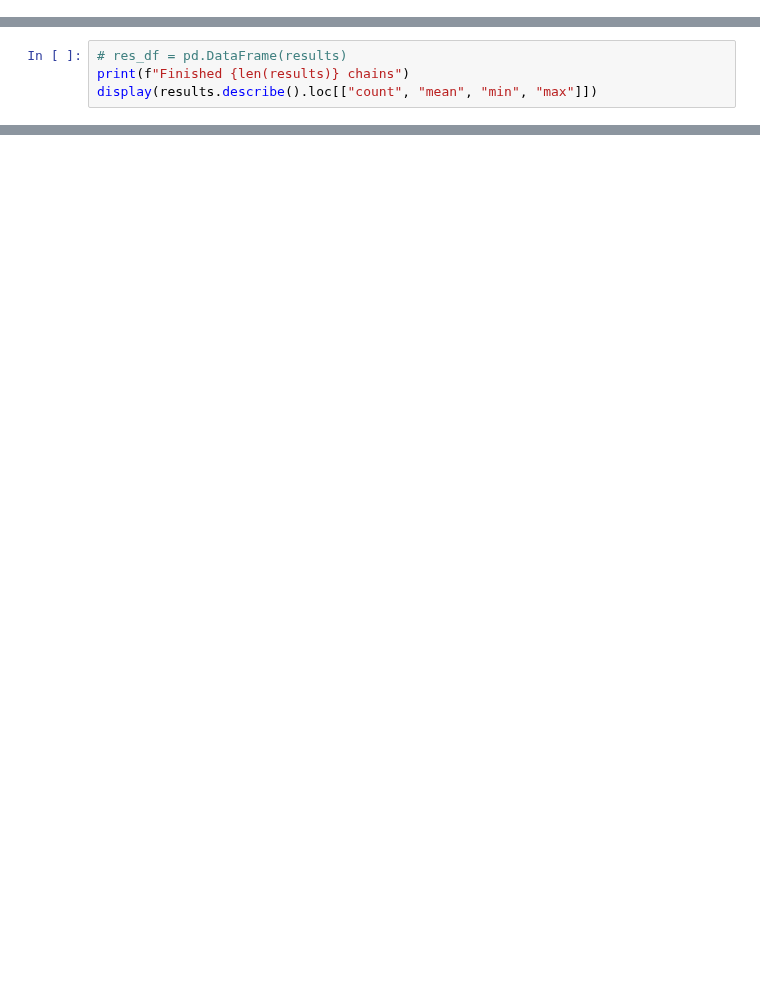
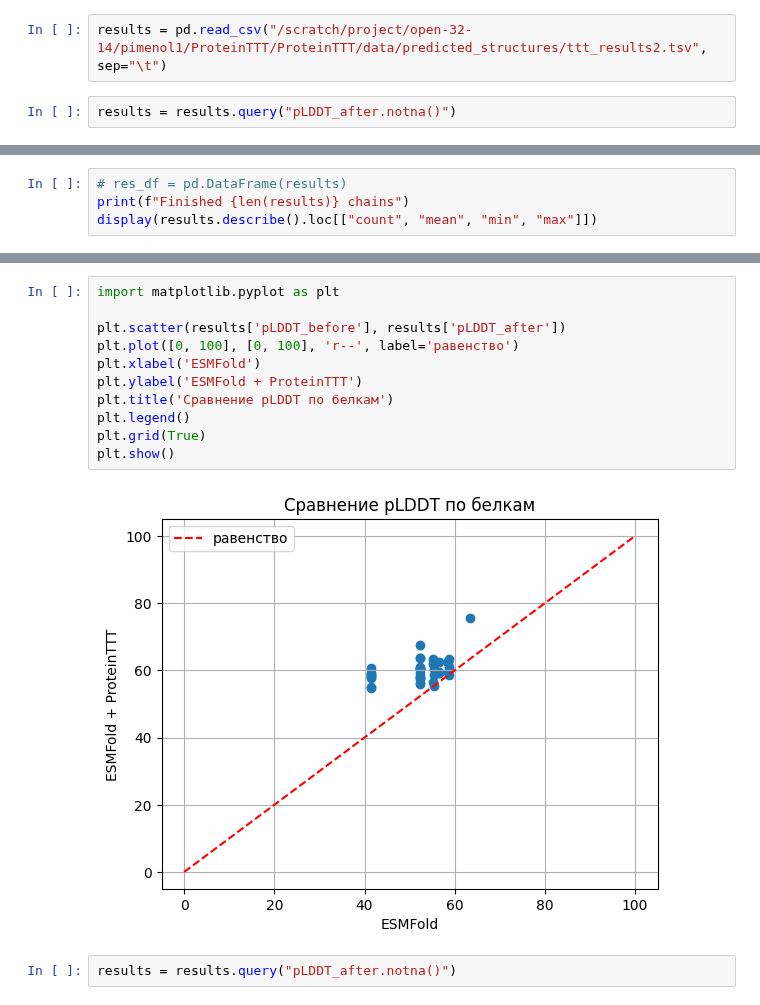
Before and after one commit to pimenol/ProteinTTT, a Jupyter notebook: notebooks/SAbDab.ipynb, the cells around one changed output, grey strips where cells are left out. Saved outputs shown, nothing was run; the diff lists cells and outputs as text; blank space fills up the shorter version.

```diff
--- a/notebooks/SAbDab.ipynb
+++ b/notebooks/SAbDab.ipynb
@@ -306,0 +260,4 @@ results.to_csv(OUTPUT_PATH / "ttt_results.tsv", sep="\t", index=False)
+# %%
+results = pd.read_csv("/scratch/project/open-32-14/pimenol1/ProteinTTT/ProteinTTT/data/predicted_structures/ttt_results2.tsv", sep="\t")
+# %%
+results = results.query("pLDDT_after.notna()")
@@ -310,0 +316,15 @@ display(results.describe().loc[["count", "mean", "min", "max"]])
+# %%
+import matplotlib.pyplot as plt
+
+plt.scatter(results['pLDDT_before'], results['pLDDT_after'])
+plt.plot([0, 100], [0, 100], 'r--', label='равенство')
+plt.xlabel('ESMFold')
+plt.ylabel('ESMFold + ProteinTTT')
+plt.title('Сравнение pLDDT по белкам')
+plt.legend()
+plt.grid(True)
+plt.show()
+# %% [output]
+[figure, added]
+# %%
+results = results.query("pLDDT_after.notna()")
```
Also changed, not shown: parts of 20 cells of this notebook.
